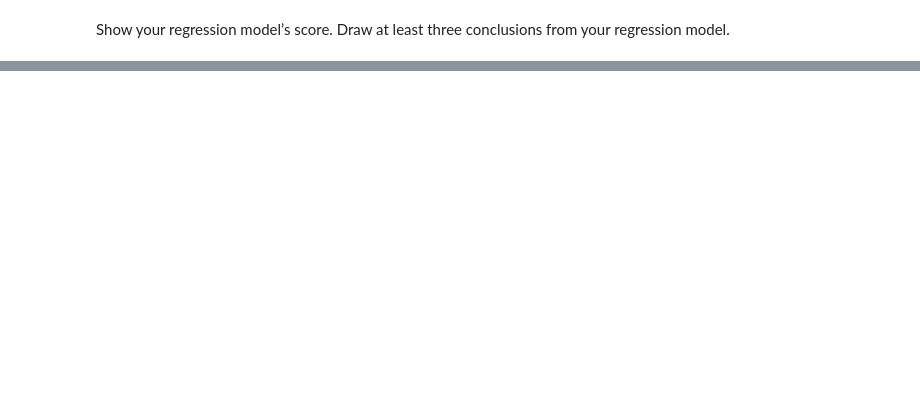
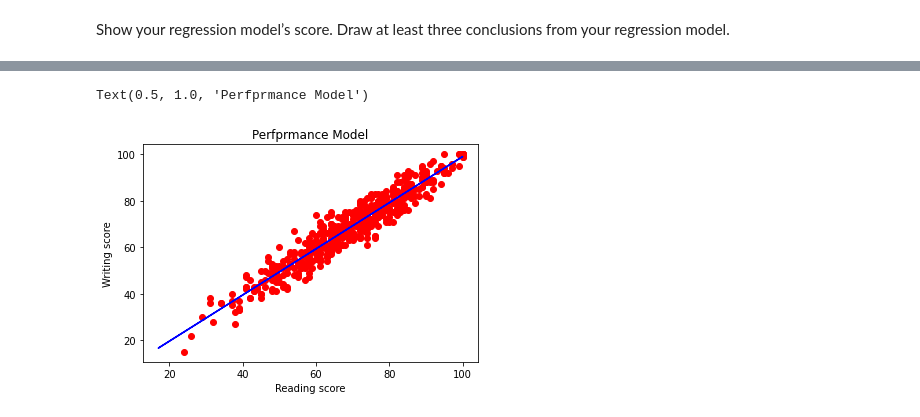
Before and after one commit to mohammadsilwadi/linear-regression, a Jupyter notebook: regression.ipynb, the cells around one changed output, grey strips where cells are left out. Drawn from its saved outputs; the diff is of its cells as text; code cells hidden in the pictures; blank space fills up the shorter version.

```diff
--- a/regression.ipynb
+++ b/regression.ipynb
@@ -181,0 +111,9 @@ Text(0.5, 1.0, 'Perfprmance Model')
+# %%
+plt.scatter(x_train,y_train, color='red')
+plt.plot(x_test,y_predict,color = 'blue')
+plt.xlabel("Reading score")
+plt.ylabel("Writing score")
+plt.title("Perfprmance Model")
+# %% [output]
+Text(0.5, 1.0, 'Perfprmance Model')
+[figure, added]
```
Also changed, not shown: parts of 6 cells of this notebook.
